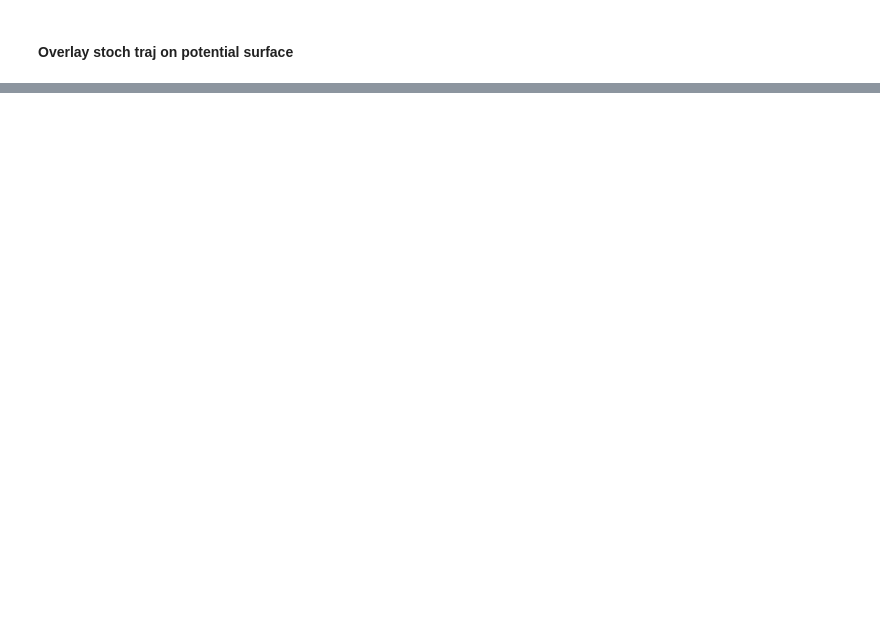
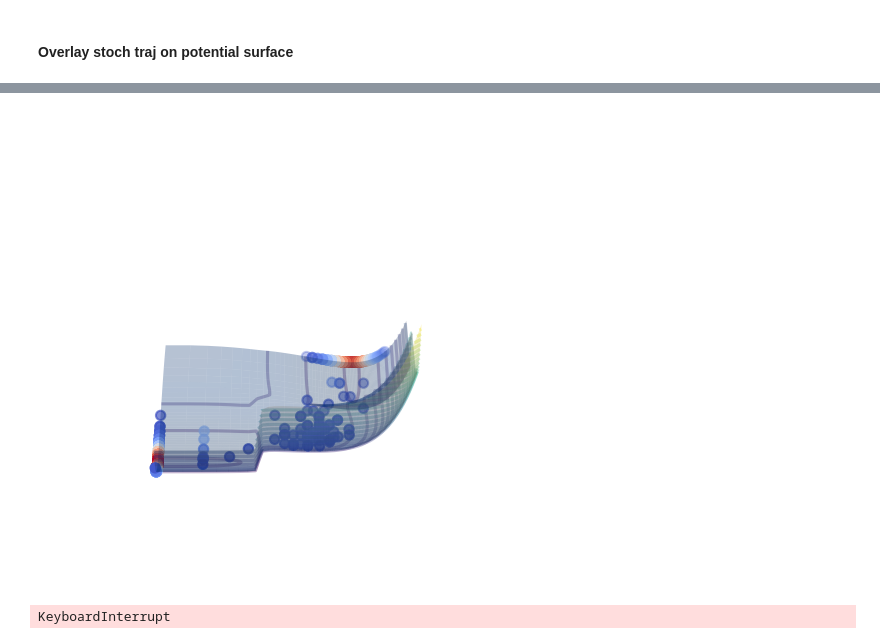
Before and after one commit to omiethescientist/Waddington-Potential-Surface, a Jupyter notebook: notebooks/Surface_Mapping_Tristable_by0.ipynb, the cells around one changed output, grey strips where cells are left out. Saved outputs shown, nothing was run; the diff lists cells and outputs as text; code cells hidden in the pictures; blank space fills up the shorter version.

Commit message:
Added Animation Code to notebook

```diff
--- a/notebooks/Surface_Mapping_Tristable_by0.ipynb
+++ b/notebooks/Surface_Mapping_Tristable_by0.ipynb
@@ -366,0 +367,24 @@ plt.show()
+# %%
+fig = plt.figure(dpi = 150)
+ax = fig.add_subplot(111, projection='3d')
+
+ax.plot_surface(np.log1p(X_grid), np.log1p(Y_grid), V_grid, cmap="cividis", lw=0.5, rstride=1, cstride=1, alpha=0.3)
+ax.contour(np.log1p(X_grid), np.log1p(Y_grid), V_grid, 30, linestyles="solid", alpha = 0.3)
+
+xy_sim = np.vstack([np.log1p(coords["X"]), np.log1p(coords["Y"])])
+density = gaussian_kde(xy_sim)(xy_sim)
+ax.scatter(np.log1p(coords["X"]), np.log1p(coords["Y"]), coords["V"], c = density, cmap = "coolwarm")
+plt.axis('off')
+ax.view_init(30, 0)
+plt.show()
+# %% [output]
+[figure, added]
+# %%
+def rotate(angle):
+     ax.view_init(azim=angle)
+
+angle = 10
+ani = animation.FuncAnimation(fig, rotate, frames=np.arange(0, 360, angle), interval=50)
+ani.save('../Figures/landscape_animation.gif', writer=animation.PillowWriter(fps=15))
+# %% [output]
+KeyboardInterrupt
```
Also changed, not shown: parts of 11 cells of this notebook, 2 other files.
